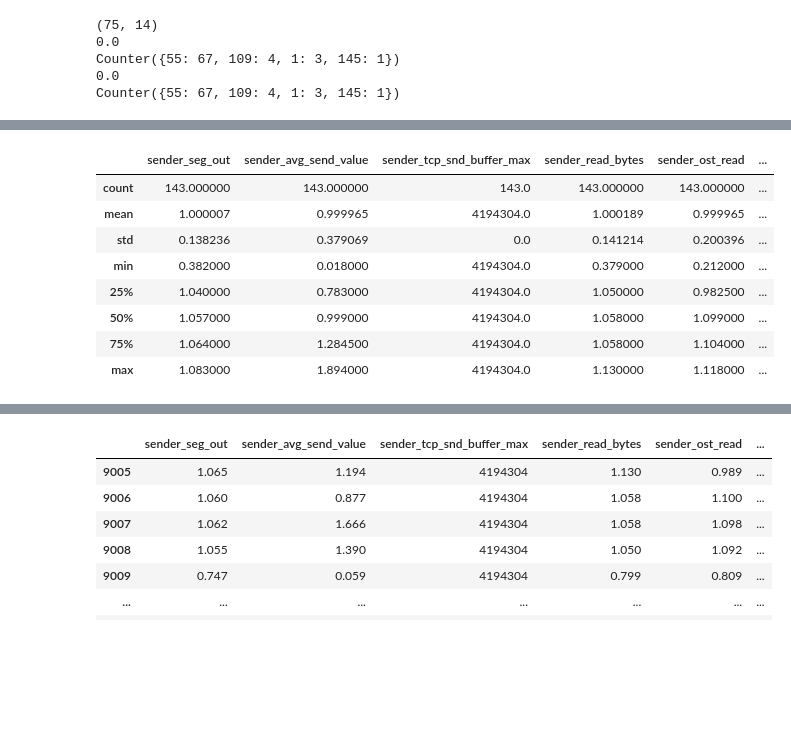
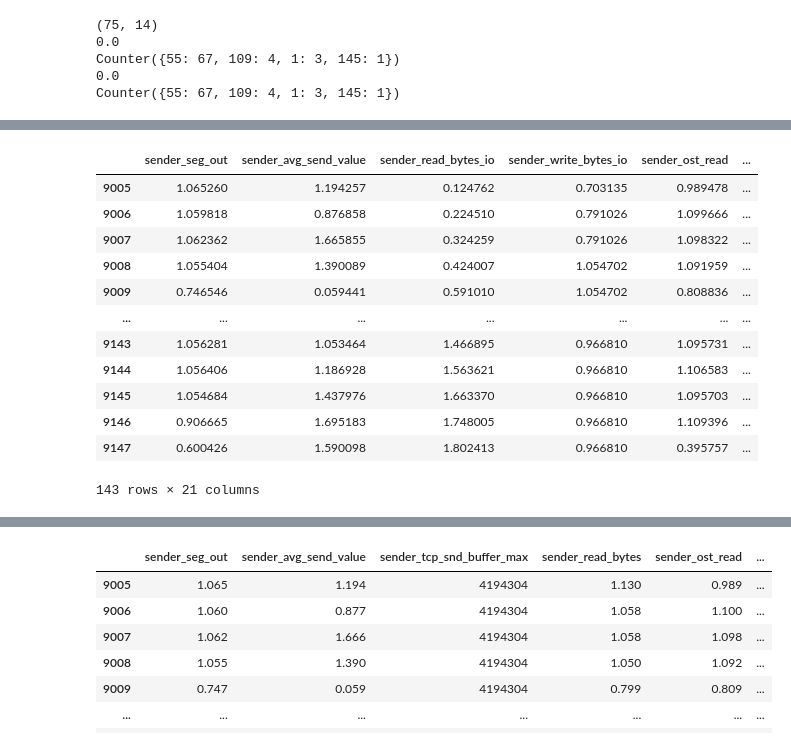
Before and after one commit to EhsanSaZ/BottleneckDetection, a Jupyter notebook: prototype/experimetns.ipynb, the cells around one changed output, grey strips where cells are left out. Saved outputs shown, nothing was run; the diff lists cells and outputs as text; code cells hidden in the pictures; blank space fills up the shorter version.

```diff
--- a/prototype/experimetns.ipynb
+++ b/prototype/experimetns.ipynb
@@ -96,7 +106,12 @@ emulab_hdd_merged.sender_ost_write.mean()
 # %%
 # wisconsin_ssd_merged.receiver_write_bytes.mean()/410
-wisconsin_ssd_merged["sender_ost_write"] = wisconsin_ssd_merged["sender_ost_write"] / wisconsin_ssd_merged[wisconsin_ssd_merged.label_value == 0].receiver_ost_write.mean()
-wisconsin_ssd_merged.sender_ost_write.mean()
+wisconsin_ssd_merged["sender_segs_in"] = wisconsin_ssd_merged.sender_segs_in / wisconsin_ssd_merged[wisconsin_ssd_merged.label_value == 0].receiver_seg_out.mean()
+wisconsin_ssd_merged.sender_segs_in.mean()
+# wisconsin_ssd_merged["sender_retrans"] = wisconsin_ssd_merged["sender_retrans"] / wisconsin_ssd_merged[wisconsin_ssd_merged.label_value == 0].sender_retrans.mean()
+# wisconsin_ssd_merged["sender_retrans"] = wisconsin_ssd_merged.sender_retrans / wisconsin_ssd_merged.sender_seg_out
+# utah_ssd_merged_1g.groupby('label_value').sender_retrans.mean()
+# wisconsin_ssd_merged.sender_retrans.mean()
+
 
 # wisconsin_ssd_merged["sender_send_buffer_value"] = wisconsin_ssd_merged["sender_send_buffer_value"] / wisconsin_ssd_merged[wisconsin_ssd_merged.label_value == 0].sender_send_buffer_value.mean()
 # %% [output]
@@ -180,14 +163,16 @@ def normalize_df(df):
 # %%
 # df = emulab_hdd_merged.copy()
-df = wisconsin_ssd_merged.copy()
+# df = wisconsin_ssd_merged.copy()
+# df = wisconsin_ssd_unmerged.copy()
+df = utah_ssd_merged_1g.copy()
 df = normalize_df(df)
-# df = grouped_to_5_cat(df,161)
-# df = utah_ssd_merged.copy()
+df = grouped_to_5_cat(df,161)
+# # df = utah_ssd_merged.copy()
 # df = wisconsin_ssd_unmerged.copy()
 # print(df.groupby('label_value').size())
 # print(df.shape)
 # df.loc[df.label_value != 0, "label_value"] = 1
-test_df = df.groupby('label_value').sample(40)
+test_df = df.groupby('label_value').sample(0)
 # test_df = df.loc[df['label_value']==0].sample(75)
 # print(test_df.groupby('label_value').size())
 # print(test_df.shape)
@@ -207,10 +192,10 @@ X_train, y_train = RandomOverSampler(sampling_strategy="all").fit_resample(X_tra
 
 print(X_train.shape)
 # clf = RandomForestClassifier(n_estimators=100)
-clf = make_pipeline(StandardScaler(), RandomForestClassifier(n_estimators=100))
+# clf = make_pipeline(StandardScaler(), RandomForestClassifier(n_estimators=100))
 # clf = make_pipeline(StandardScaler(), tree.DecisionTreeClassifier())
 # clf = make_pipeline(StandardScaler(), FuzzyDecisionTreeClassifier())
-# clf = tree.DecisionTreeClassifier()
+clf = tree.DecisionTreeClassifier()
 # clf = FuzzyDecisionTreeClassifier()
 # clf = SVC()
 clf.fit(X_train, y_train)
@@ -218,10 +203,10 @@ y_pred = clf.predict(X_test)
 print(np.round(metrics.accuracy_score(y_test, y_pred) * 100, 2))
 
 # y_pred
-y_pred_5cat = change_labels_5(y_pred, 21) #change_labels_21(y_pred, 161)
-y_test_5cat = change_labels_5(y_test, 21) #change_labels_21(y_test, 161)
-print(np.round(metrics.accuracy_score(y_test_5cat, y_pred_5cat) * 100, 2))
+# y_pred_5cat = change_labels_5(y_pred, 21) #change_labels_21(y_pred, 161)
+# y_test_5cat = change_labels_5(y_test, 21) #change_labels_21(y_test, 161)
+# print(np.round(metrics.accuracy_score(y_test_5cat, y_pred_5cat) * 100, 2))
 # y_pred_5cat[y_pred_5cat[:]==55]
 # y_pred_5cat
-Counter(y_pred_5cat)
+# Counter(y_pred_5cat)
 # %% [output]
@@ -451,0 +426,3 @@ new_df[features].describe()
+# %%
+df = wisconsin_ssd_merged.copy()
+df = normalize_df(df)
@@ -452,15 +443,19 @@ new_df[features].describe()
 # %%
-df[df.label_value==0][features].describe()
+df[df.label_value==0][features]
 # %% [output]
-|  | sender_seg_out | sender_avg_send_value | sender_tcp_snd_buffer_max | sender_read_bytes | sender_ost_read | ... |
-| count | 143.000000 | 143.000000 | 143.0 | 143.000000 | 143.000000 | ... |
-| mean | 1.000007 | 0.999965 | 4194304.0 | 1.000189 | 0.999965 | ... |
-| std | 0.138236 | 0.379069 | 0.0 | 0.141214 | 0.200396 | ... |
-| min | 0.382000 | 0.018000 | 4194304.0 | 0.379000 | 0.212000 | ... |
-| 25% | 1.040000 | 0.783000 | 4194304.0 | 1.050000 | 0.982500 | ... |
-| 50% | 1.057000 | 0.999000 | 4194304.0 | 1.058000 | 1.099000 | ... |
-| 75% | 1.064000 | 1.284500 | 4194304.0 | 1.058000 | 1.104000 | ... |
-| max | 1.083000 | 1.894000 | 4194304.0 | 1.130000 | 1.118000 | ... |
+|  | sender_seg_out | sender_avg_send_value | sender_read_bytes_io | sender_write_bytes_io | sender_ost_read | ... |
+| 9005 | 1.065260 | 1.194257 | 0.124762 | 0.703135 | 0.989478 | ... |
+| 9006 | 1.059818 | 0.876858 | 0.224510 | 0.791026 | 1.099666 | ... |
+| 9007 | 1.062362 | 1.665855 | 0.324259 | 0.791026 | 1.098322 | ... |
+| 9008 | 1.055404 | 1.390089 | 0.424007 | 1.054702 | 1.091959 | ... |
+| 9009 | 0.746546 | 0.059441 | 0.591010 | 1.054702 | 0.808836 | ... |
+| ... | ... | ... | ... | ... | ... | ... |
+| 9143 | 1.056281 | 1.053464 | 1.466895 | 0.966810 | 1.095731 | ... |
+| 9144 | 1.056406 | 1.186928 | 1.563621 | 0.966810 | 1.106583 | ... |
+| 9145 | 1.054684 | 1.437976 | 1.663370 | 0.966810 | 1.095703 | ... |
+| 9146 | 0.906665 | 1.695183 | 1.748005 | 0.966810 | 1.109396 | ... |
+| 9147 | 0.600426 | 1.590098 | 1.802413 | 0.966810 | 0.395757 | ... |
+143 rows × 21 columns
 # %%
 new_df[features]
 # %% [output]
```
Also changed, not shown: parts of 16 cells of this notebook, 1 other file.
